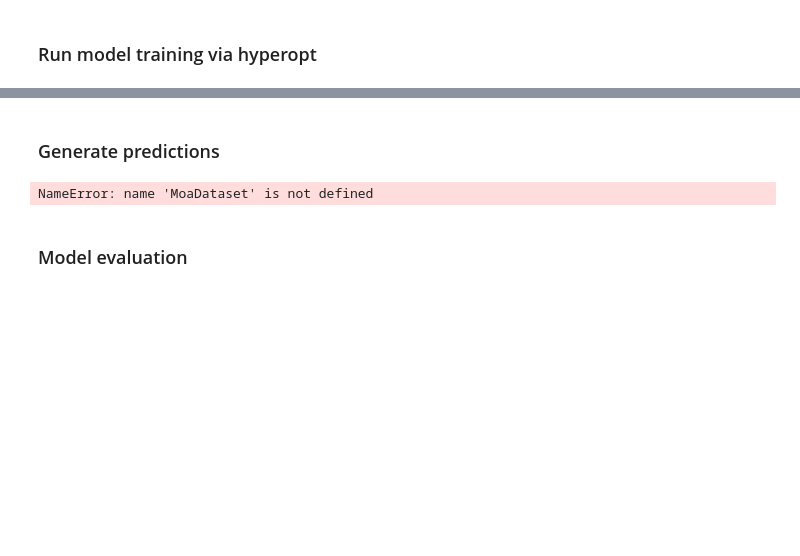
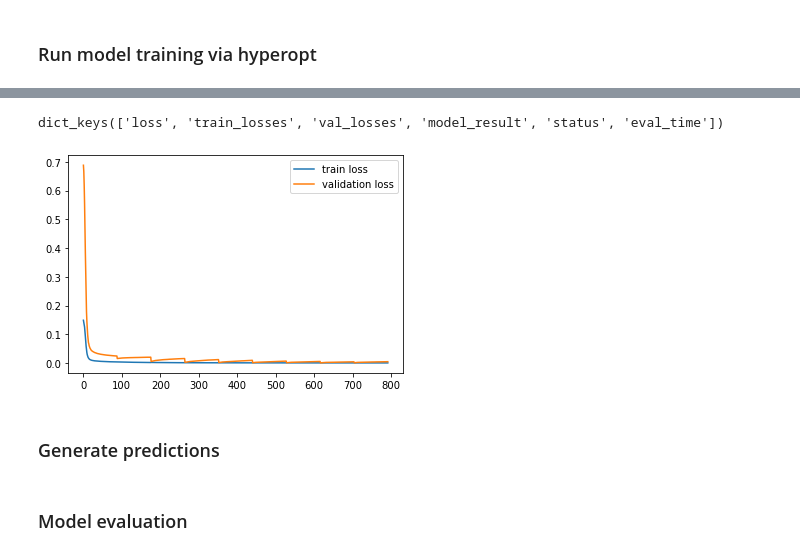
Before and after one commit to trainML/moa-prediction, a Jupyter notebook: 03 - Hyperopt.ipynb, the cells around one changed output, grey strips where cells are left out. Cells and saved outputs as stored; diff of their text form; code cells hidden in the pictures; blank space fills up the shorter version.

```diff
--- a/03 - Hyperopt.ipynb
+++ b/03 - Hyperopt.ipynb
@@ -413,32 +460,27 @@ best
+# %%
+trials.results[0].keys()
+# %% [output]
+dict_keys(['loss', 'train_losses', 'val_losses', 'model_result', 'status', 'eval_time'])
 # %%
+train_losses = trials.results[-1]['train_losses']
+val_losses = trials.results[-1]['val_losses']
+
 plt.plot(train_losses, label='train loss')
 plt.plot(val_losses, label='validation loss')
 plt.legend()
 plt.show()
+# %% [output]
+[figure, added]
 # %% [markdown]
 ### Generate predictions
 # %%
-def predict(model, device, data_loader):
-    model.eval()
-    preds = []
-
-    for inputs, _ in data_loader:
-        inputs = inputs.to(device)
-
-        with torch.no_grad():
-            outputs = model(inputs)
-
-        preds.append(outputs.detach().cpu().numpy())
-
-    preds = np.concatenate(preds)
-
-    return preds
-
+final_model = trials.results[-1]['model_result']
+batch_size = best['batch_size']
+device = space['device']
 test_dataset = MoaDataset(X_test, None, mode='eval')
 test_loader = torch.utils.data.DataLoader(dataset=test_dataset, batch_size=batch_size, shuffle=False)
-preds = predict(model, device, test_loader)
+
+preds = predict(final_model, device, test_loader)
-# %% [output]
-NameError: name 'MoaDataset' is not defined
 # %%
 targets = [col for col in train_targets.columns]
 sample_submission[targets] = preds
```
Also changed, not shown: parts of 6 cells of this notebook.
